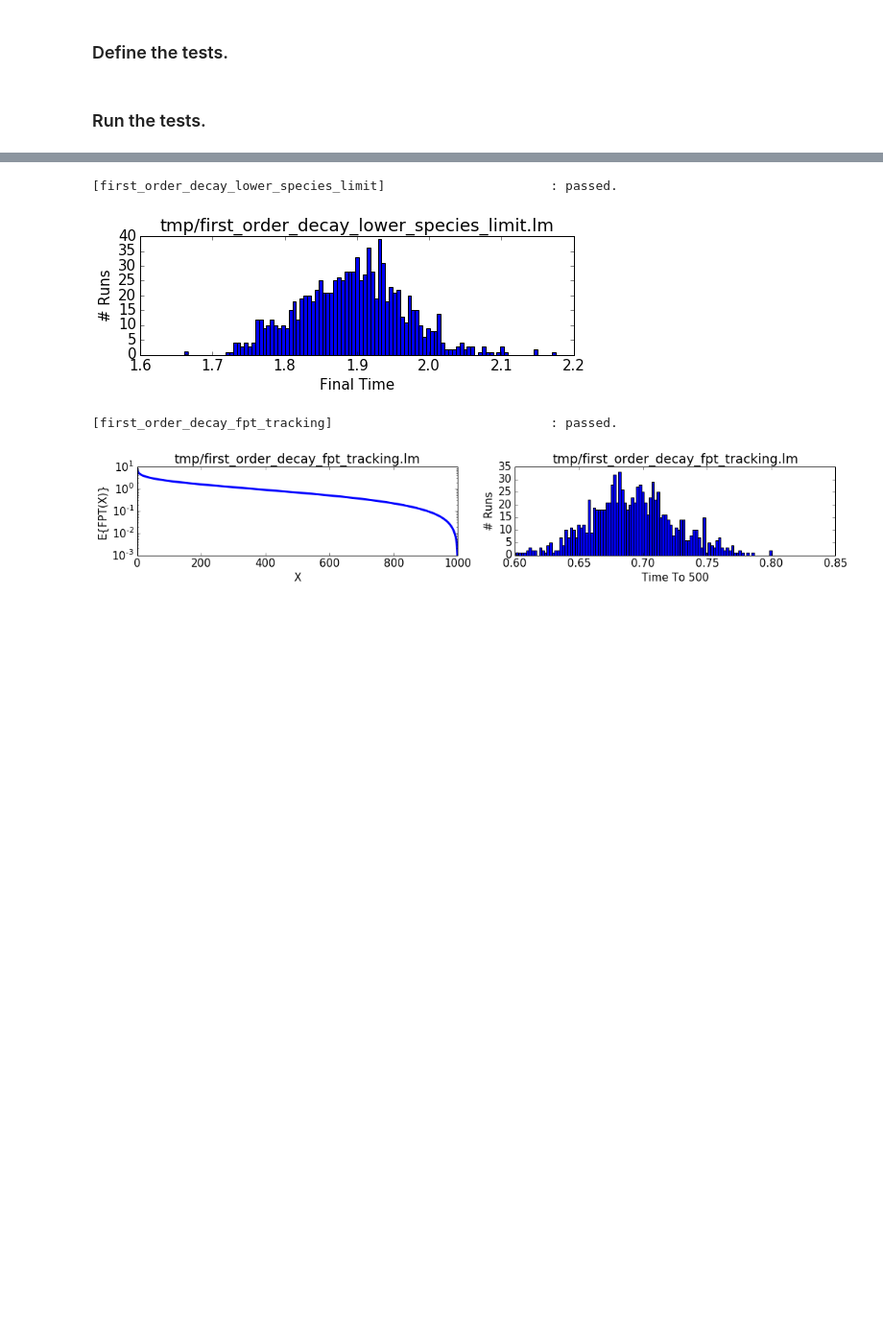
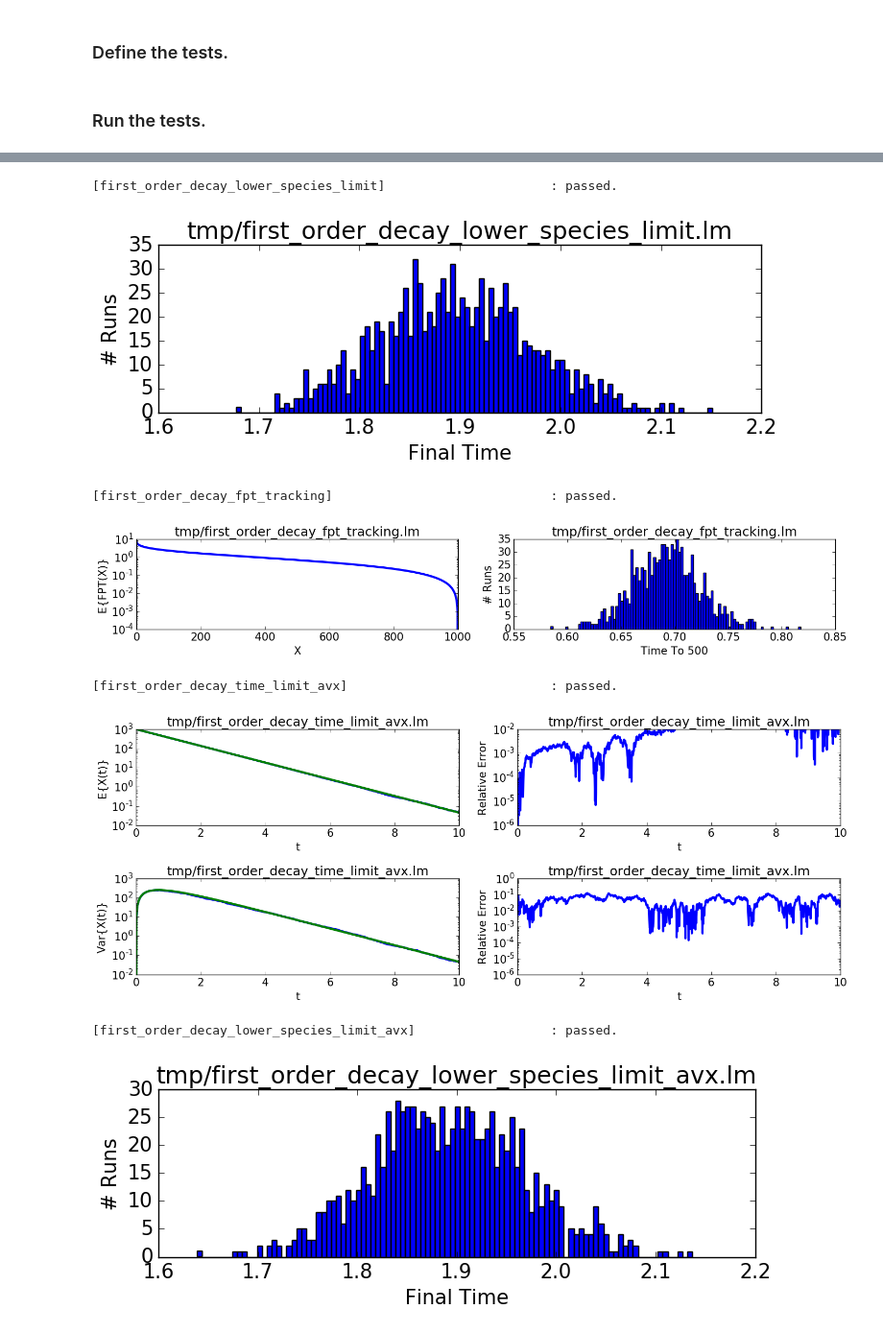
Before and after one commit to telamonian/lmes, a Jupyter notebook: regression/cme_propensity_first_order_decay/test.ipynb, the cells around one changed output, grey strips where cells are left out. Shown at 96% size. Cells and saved outputs as stored; diff of their text form; code cells hidden in the pictures; blank space fills up the shorter version.

```diff
--- a/regression/cme_propensity_first_order_decay/test.ipynb
+++ b/regression/cme_propensity_first_order_decay/test.ipynb
@@ -16,9 +16,11 @@ pass
 import h5py
 import math
 testNames=["first_order_decay_time_limit",
-           #"first_order_decay_no_limit",
            "first_order_decay_lower_species_limit",
-           "first_order_decay_fpt_tracking"]
+           "first_order_decay_fpt_tracking",
+           "first_order_decay_time_limit_avx",
+           "first_order_decay_lower_species_limit_avx",
+           "first_order_decay_fpt_tracking_avx"]
 test_names_bash_list=" ".join(testNames)
 def isclose(a, b, rel_tol=1e-09, abs_tol=0.0):
     return abs(a-b) <= max(rel_tol * max(abs(a), abs(b)), abs_tol)
@@ -38,19 +40,22 @@ sbmlFilename="first_order_decay.sbml"
 for testName in $1; do
     outputFilename=tmp/${testName}.lm
     rm -f ${outputFilename}* && lm_sbml_import ${outputFilename} ${sbmlFilename} > ${outputFilename}.import.log
-    if [ ${testName} == "first_order_decay_time_limit" ]; then
+    if [[ ${testName} == first_order_decay_time_limit* ]]; then
         lm_setp ${outputFilename} writeInterval=1e-2 maxTime=1e1 > /dev/null
-    elif [ ${testName} == "first_order_decay_no_limit" ]; then
+    elif [[ ${testName} == first_order_decay_no_limit* ]]; then
         lm_setp ${outputFilename} writeInterval=1e-2 > /dev/null
-    elif [ ${testName} == "first_order_decay_lower_species_limit" ]; then
+    elif [[ ${testName} == first_order_decay_lower_species_limit* ]]; then
         lm_setp ${outputFilename} writeInterval=1e-2 maxTime=1e1 "speciesLowerLimitList=0:150" > /dev/null
-    elif [ ${testName} == "first_order_decay_fpt_tracking" ]; then
+    elif [[ ${testName} == first_order_decay_fpt_tracking* ]]; then
         lm_setp ${outputFilename} writeInterval=1e-2 maxTime=1e2 fptTrackingList=0 > /dev/null
     else
         echo "Invalid test name: ${testName}"
     fi
-    #lmes -r 1-1000 -f ${outputFilename} -sl lm::cme::GillespieDSolver > ${outputFilename}.simulate.log
-    lmes -r 1-1000 -f ${outputFilename} -sl lm::avx::GillespieDSolverAVX > ${outputFilename}.simulate.log
+    if [[ ${testName} == *_avx ]]; then
+        lmes -r 1-1000 -f ${outputFilename} -sl lm::avx::GillespieDSolverAVX > ${outputFilename}.simulate.log
+    else
+        lmes -r 1-1000 -f ${outputFilename} -sl lm::cme::GillespieDSolver > ${outputFilename}.simulate.log
+    fi
 done;
 echo "Finished."
 # %% [output]
@@ -127,11 +132,11 @@ def test_first_order_decay_time_limit(testOutputFilename):
     fp.close()
 
     value = np.max(abs(mSim[0:len(mSim)//10]-mTheory[0:len(mSim)//10])/mTheory[0:len(mSim)//10])
-    if value > 2e-3: raise Exception("max error in initial mean too large",value)
+    if value > 4e-3: raise Exception("max error in initial mean too large",value)
     value = np.mean(abs(mSim-mTheory)/mTheory)
-    if value > 2e-2: raise Exception("mean error in mean too large",value)
+    if value > 6e-2: raise Exception("mean error in mean too large",value)
     value = np.max(abs(vSim[1:]-vTheory[1:])/vTheory[1:])
-    if value > 2e-1: raise Exception("max error in variance too large",value)
+    if value > 4e-1: raise Exception("max error in variance too large",value)
 # %%
 def test_first_order_decay_lower_species_limit(testOutputFilename):
     fp = h5py.File(testOutputFilename, "r")
@@ -189,13 +194,16 @@ def test_first_order_decay_fpt_tracking(testOutputFilename):
     value = np.mean(times[0])
     if not isclose(value,7.5,1e-1): raise Exception("incorrect value for mfpt[0]",value)
     value = np.mean(timesToX)
-    if not isclose(value,log(2),2e-3): raise Exception("incorrect value for mean time to %d"%(X),value)
+    if not isclose(value,log(2),3e-3): raise Exception("incorrect value for mean time to %d"%(X),value,abs(value-log(2))/log(2))
 # %% [markdown]
 ### Run the tests.
 # %%
 testMethods = {"first_order_decay_time_limit": test_first_order_decay_time_limit,
                "first_order_decay_lower_species_limit": test_first_order_decay_lower_species_limit,
-               "first_order_decay_fpt_tracking": test_first_order_decay_fpt_tracking}
+               "first_order_decay_fpt_tracking": test_first_order_decay_fpt_tracking,
+               "first_order_decay_time_limit_avx": test_first_order_decay_time_limit,
+               "first_order_decay_lower_species_limit_avx": test_first_order_decay_lower_species_limit,
+               "first_order_decay_fpt_tracking_avx": test_first_order_decay_fpt_tracking}
 matplotlib.rcParams.update({'font.size': 15, "figure.figsize": (20,5*len(testNames))})
 i=1
 for testName in testNames:
@@ -217,4 +225,8 @@ pass
 [first_order_decay_lower_species_limit]                      : passed.
-[figure, old version]
+[figure, new version]
 [first_order_decay_fpt_tracking]                             : passed.
-[figure, old version]
+[figure, new version]
+[first_order_decay_time_limit_avx]                           : passed.
+[figure, added]
+[first_order_decay_lower_species_limit_avx]                  : passed.
+[figure, added]
```
Also changed, not shown: parts of 3 cells of this notebook, 30 other files.
